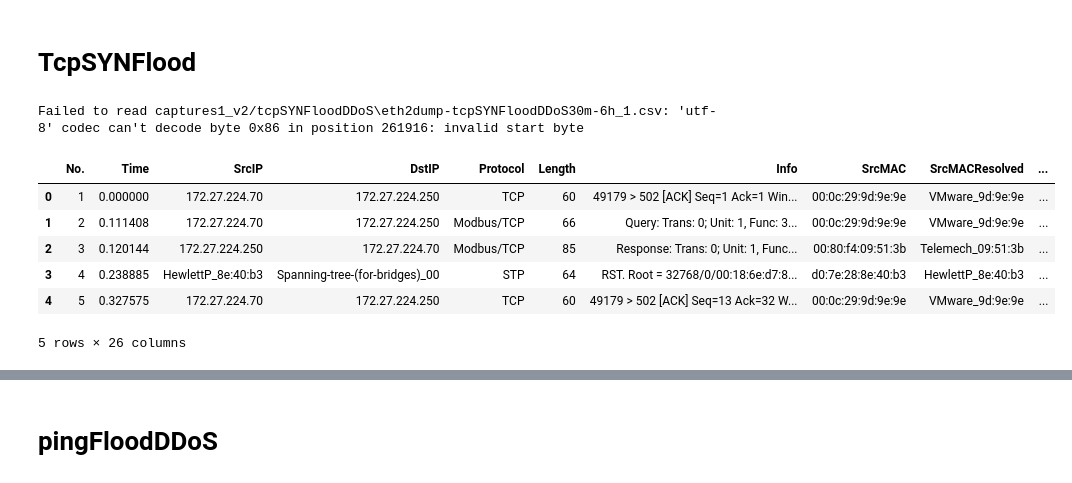
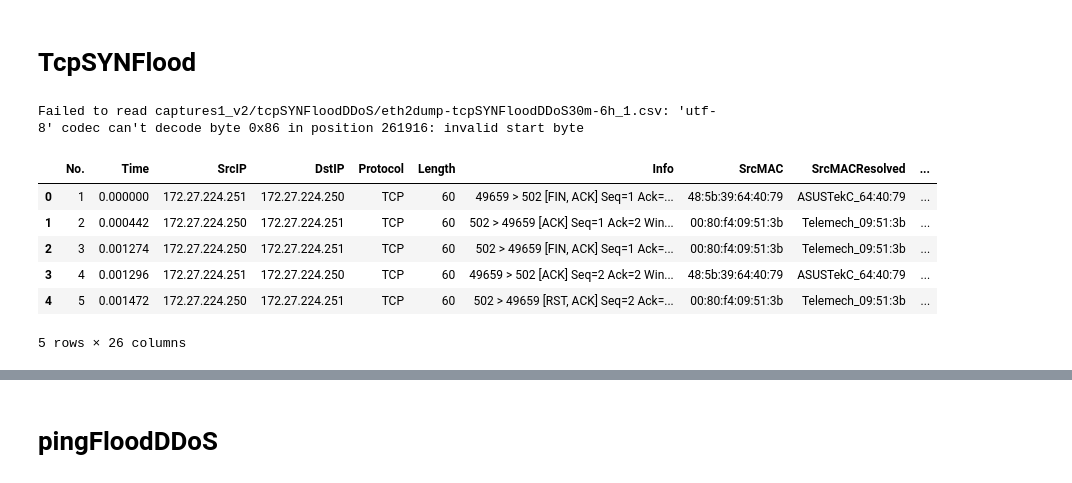
Before and after one commit to Amani-blip/Modbus-Protocol-Attacks, a Jupyter notebook: DimensionalModel.ipynb, the cells around one changed output, grey strips where cells are left out. Drawn from its saved outputs; the diff is of its cells as text; code cells hidden in the pictures.

```diff
--- a/DimensionalModel.ipynb
+++ b/DimensionalModel.ipynb
@@ -7,15 +7,15 @@ import glob
 # List of all csv in a dir
 csv_files = glob.glob('captures1_v2/clean/*.csv')
 
-combined_df = pd.DataFrame()
+clean_df = pd.DataFrame()
 
 # append to combined dataframe
 for csv_file in csv_files:
     df = pd.read_csv(csv_file)
-    combined_df = pd.concat([combined_df, df])
+    clean_df = pd.concat([clean_df, df])
 
-combined_df['AttackName'] = 'Clean'
+clean_df['AttackName'] = 'Clean'
 
-combined_df.head()
+clean_df.head()
 # %% [output]
 |  | No. | Time | SrcIP | DstIP | Protocol | Length | Info | SrcMAC | SrcMACResolved | ... |
@@ -36,15 +169,15 @@ combined_df.head()
 # %%
 csv_files = glob.glob('captures1_v2/mitm/*.csv')
 
-combined_df = pd.DataFrame()
+mitm_df = pd.DataFrame()
 
 for csv_file in csv_files:
     df = pd.read_csv(csv_file)
-    combined_df = pd.concat([combined_df, df])
+    mitm_df = pd.concat([mitm_df, df])
 
-combined_df['AttackName'] = 'mitm'
+mitm_df['AttackName'] = 'mitm'
 
-combined_df.head()
+mitm_df.head()
 # %% [output]
 |  | No. | Time | SrcIP | DstIP | Protocol | Length | Info | SrcMAC | SrcMACResolved | ... |
 | 0 | 1 | 0.000000 | 172.27.224.70 | 172.27.224.250 | TCP | 60 | 49499 > 502 [ACK] Seq=1 Ack=1 Win... | 00:0c:29:9d:9e:9e | VMware_9d:9e:9e | ... |
@@ -64,16 +254,16 @@ combined_df.head()
 # %%
 csv_files = glob.glob('captures1_v2/modbusQuery2Flooding/*.csv')
 
-combined_df = pd.DataFrame()
+modbusQuery2Flooding_df = pd.DataFrame()
 
 for csv_file in csv_files:
     try:
         df = pd.read_csv(csv_file)
-        combined_df = pd.concat([combined_df, df])
+        modbusQuery2Flooding_df = pd.concat([modbusQuery2Flooding_df, df])
     except Exception as e:
         print(f"Failed to read {csv_file}: {e}")
 
-combined_df['AttackName'] = 'modbusQuery2Flooding'
+modbusQuery2Flooding_df['AttackName'] = 'modbusQuery2Flooding'
 
-combined_df.head()
+modbusQuery2Flooding_df.head()
 # %% [output]
@@ -91,17 +345,17 @@ Failed to read captures1_v2/modbusQuery2Flooding\eth2dump-modbusQuery2Flooding30
 # %%
 csv_files = glob.glob('captures1_v2/modbusQueryFlooding/*.csv')
 
-combined_df = pd.DataFrame()
+modbusQueryFlooding_df = pd.DataFrame()
 
 for csv_file in csv_files:
     try:
         df = pd.read_csv(csv_file)
-        combined_df = pd.concat([combined_df, df])
+        modbusQueryFlooding_df = pd.concat([tcpSYNFlood_df, df])
     except Exception as e:
         print(f"Failed to read {csv_file}: {e}")
 
-combined_df['AttackName'] = 'modbusQueryFlooding'
+modbusQueryFlooding_df['AttackName'] = 'modbusQueryFlooding'
 
-combined_df.head()
+modbusQueryFlooding_df.head()
 # %% [output]
 |  | No. | Time | SrcIP | DstIP | Protocol | Length | Info | SrcMAC | SrcMACResolved | ... |
@@ -116,26 +451,26 @@ combined_df.head()
 # %%
 csv_files = glob.glob('captures1_v2/tcpSYNFloodDDoS/*.csv')
 
 # Create an empty dataframe to store the combined data
-combined_df = pd.DataFrame()
+tcpSYNFlood_df = pd.DataFrame()
 
 # Loop through each CSV file and append its contents to the combined dataframe
 for csv_file in csv_files:
     try:
         df = pd.read_csv(csv_file)
-        combined_df = pd.concat([combined_df, df])
+        tcpSYNFlood_df = pd.concat([tcpSYNFlood_df, df])
     except Exception as e:
         print(f"Failed to read {csv_file}: {e}")
 
-combined_df['AttackName'] = 'tcpSYNFloodDDoS'
+tcpSYNFlood_df['AttackName'] = 'tcpSYNFloodDDoS'
 
-combined_df.head()
+tcpSYNFlood_df.head()
 # %% [output]
-Failed to read captures1_v2/tcpSYNFloodDDoS\eth2dump-tcpSYNFloodDDoS30m-6h_1.csv: 'utf-8' codec can't decode byte 0x86 in position 261916: invalid start byte
+Failed to read captures1_v2/tcpSYNFloodDDoS/eth2dump-tcpSYNFloodDDoS30m-6h_1.csv: 'utf-8' codec can't decode byte 0x86 in position 261916: invalid start byte
 |  | No. | Time | SrcIP | DstIP | Protocol | Length | Info | SrcMAC | SrcMACResolved | ... |
-| 0 | 1 | 0.000000 | 172.27.224.70 | 172.27.224.250 | TCP | 60 | 49179 > 502 [ACK] Seq=1 Ack=1 Win... | 00:0c:29:9d:9e:9e | VMware_9d:9e:9e | ... |
-| 1 | 2 | 0.111408 | 172.27.224.70 | 172.27.224.250 | Modbus/TCP | 66 | Query: Trans: 0; Unit: 1, Func: 3... | 00:0c:29:9d:9e:9e | VMware_9d:9e:9e | ... |
-| 2 | 3 | 0.120144 | 172.27.224.250 | 172.27.224.70 | Modbus/TCP | 85 | Response: Trans: 0; Unit: 1, Func... | 00:80:f4:09:51:3b | Telemech_09:51:3b | ... |
-| 3 | 4 | 0.238885 | HewlettP_8e:40:b3 | Spanning-tree-(for-bridges)_00 | STP | 64 | RST. Root = 32768/0/00:18:6e:d7:8... | d0:7e:28:8e:40:b3 | HewlettP_8e:40:b3 | ... |
-| 4 | 5 | 0.327575 | 172.27.224.70 | 172.27.224.250 | TCP | 60 | 49179 > 502 [ACK] Seq=13 Ack=32 W... | 00:0c:29:9d:9e:9e | VMware_9d:9e:9e | ... |
+| 0 | 1 | 0.000000 | 172.27.224.251 | 172.27.224.250 | TCP | 60 | 49659 > 502 [FIN, ACK] Seq=1 Ack=... | 48:5b:39:64:40:79 | ASUSTekC_64:40:79 | ... |
+| 1 | 2 | 0.000442 | 172.27.224.250 | 172.27.224.251 | TCP | 60 | 502 > 49659 [ACK] Seq=1 Ack=2 Win... | 00:80:f4:09:51:3b | Telemech_09:51:3b | ... |
+| 2 | 3 | 0.001274 | 172.27.224.250 | 172.27.224.251 | TCP | 60 | 502 > 49659 [FIN, ACK] Seq=1 Ack=... | 00:80:f4:09:51:3b | Telemech_09:51:3b | ... |
+| 3 | 4 | 0.001296 | 172.27.224.251 | 172.27.224.250 | TCP | 60 | 49659 > 502 [ACK] Seq=2 Ack=2 Win... | 48:5b:39:64:40:79 | ASUSTekC_64:40:79 | ... |
+| 4 | 5 | 0.001472 | 172.27.224.250 | 172.27.224.251 | TCP | 60 | 502 > 49659 [RST, ACK] Seq=2 Ack=... | 00:80:f4:09:51:3b | Telemech_09:51:3b | ... |
 5 rows × 26 columns
```
Also changed, not shown: parts of 36 cells of this notebook.
